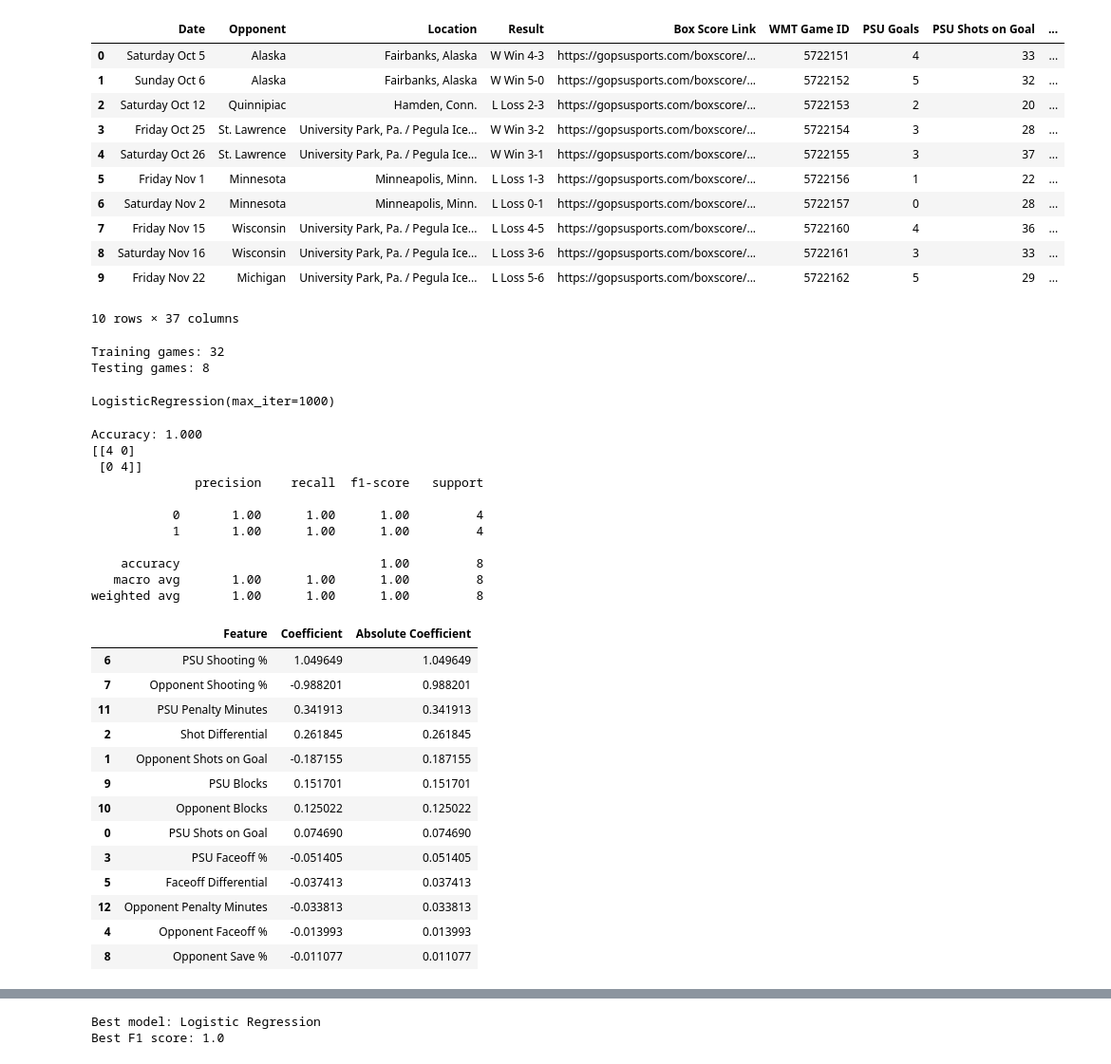
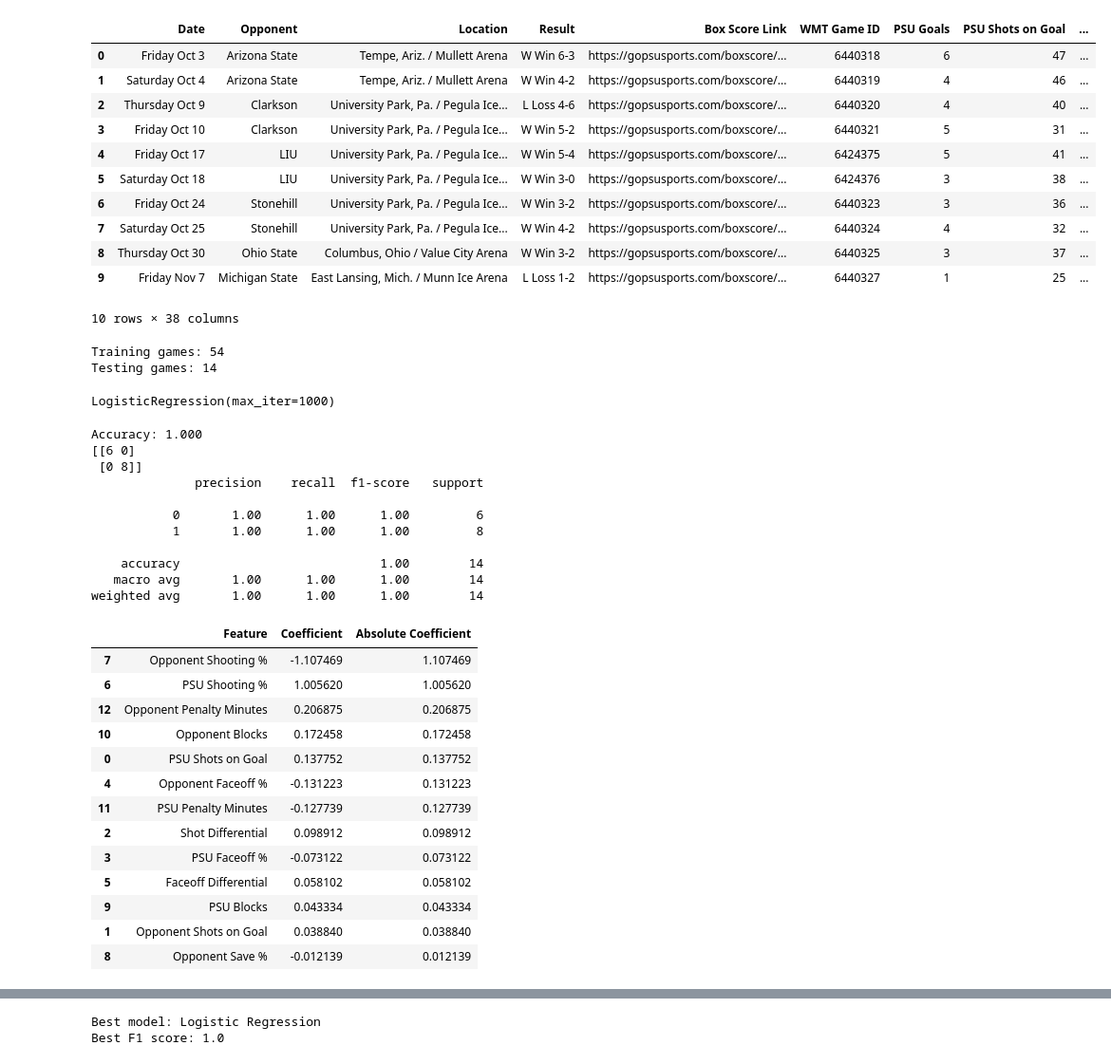
Before and after one commit to valley29asr/penn-state-hockey-analytics, a Jupyter notebook: notebooks/02_machine_learning.ipynb, the cells around one changed output, grey strips where cells are left out. Shown at 95% size. Cells and saved outputs as stored; diff of their text form; code cells hidden in the pictures.

```diff
--- a/notebooks/02_machine_learning.ipynb
+++ b/notebooks/02_machine_learning.ipynb
@@ -11,21 +11,21 @@ from sklearn.metrics import accuracy_score, confusion_matrix, classification_rep
 from sklearn.tree import DecisionTreeClassifier
 from sklearn.ensemble import (RandomForestClassifier, GradientBoostingClassifier)
 # %%
-df = pd.read_csv("../data/processed/penn_state_processed_stats_2024_2025.csv")
+df = pd.read_csv("../data/processed/penn_state_processed_combined_stats.csv")
 df.head(10)
 # %% [output]
 |  | Date | Opponent | Location | Result | Box Score Link | WMT Game ID | PSU Goals | PSU Shots on Goal | ... |
-| 0 | Saturday Oct 5 | Alaska | Fairbanks, Alaska | W Win 4-3 | https://gopsusports.com/boxscore/... | 5722151 | 4 | 33 | ... |
-| 1 | Sunday Oct 6 | Alaska | Fairbanks, Alaska | W Win 5-0 | https://gopsusports.com/boxscore/... | 5722152 | 5 | 32 | ... |
-| 2 | Saturday Oct 12 | Quinnipiac | Hamden, Conn. | L Loss 2-3 | https://gopsusports.com/boxscore/... | 5722153 | 2 | 20 | ... |
-| 3 | Friday Oct 25 | St. Lawrence | University Park, Pa. / Pegula Ice... | W Win 3-2 | https://gopsusports.com/boxscore/... | 5722154 | 3 | 28 | ... |
-| 4 | Saturday Oct 26 | St. Lawrence | University Park, Pa. / Pegula Ice... | W Win 3-1 | https://gopsusports.com/boxscore/... | 5722155 | 3 | 37 | ... |
-| 5 | Friday Nov 1 | Minnesota | Minneapolis, Minn. | L Loss 1-3 | https://gopsusports.com/boxscore/... | 5722156 | 1 | 22 | ... |
-| 6 | Saturday Nov 2 | Minnesota | Minneapolis, Minn. | L Loss 0-1 | https://gopsusports.com/boxscore/... | 5722157 | 0 | 28 | ... |
-| 7 | Friday Nov 15 | Wisconsin | University Park, Pa. / Pegula Ice... | L Loss 4-5 | https://gopsusports.com/boxscore/... | 5722160 | 4 | 36 | ... |
-| 8 | Saturday Nov 16 | Wisconsin | University Park, Pa. / Pegula Ice... | L Loss 3-6 | https://gopsusports.com/boxscore/... | 5722161 | 3 | 33 | ... |
-| 9 | Friday Nov 22 | Michigan | University Park, Pa. / Pegula Ice... | L Loss 5-6 | https://gopsusports.com/boxscore/... | 5722162 | 5 | 29 | ... |
+| 0 | Friday Oct 3 | Arizona State | Tempe, Ariz. / Mullett Arena | W Win 6-3 | https://gopsusports.com/boxscore/... | 6440318 | 6 | 47 | ... |
+| 1 | Saturday Oct 4 | Arizona State | Tempe, Ariz. / Mullett Arena | W Win 4-2 | https://gopsusports.com/boxscore/... | 6440319 | 4 | 46 | ... |
+| 2 | Thursday Oct 9 | Clarkson | University Park, Pa. / Pegula Ice... | L Loss 4-6 | https://gopsusports.com/boxscore/... | 6440320 | 4 | 40 | ... |
+| 3 | Friday Oct 10 | Clarkson | University Park, Pa. / Pegula Ice... | W Win 5-2 | https://gopsusports.com/boxscore/... | 6440321 | 5 | 31 | ... |
+| 4 | Friday Oct 17 | LIU | University Park, Pa. / Pegula Ice... | W Win 5-4 | https://gopsusports.com/boxscore/... | 6424375 | 5 | 41 | ... |
+| 5 | Saturday Oct 18 | LIU | University Park, Pa. / Pegula Ice... | W Win 3-0 | https://gopsusports.com/boxscore/... | 6424376 | 3 | 38 | ... |
+| 6 | Friday Oct 24 | Stonehill | University Park, Pa. / Pegula Ice... | W Win 3-2 | https://gopsusports.com/boxscore/... | 6440323 | 3 | 36 | ... |
+| 7 | Saturday Oct 25 | Stonehill | University Park, Pa. / Pegula Ice... | W Win 4-2 | https://gopsusports.com/boxscore/... | 6440324 | 4 | 32 | ... |
+| 8 | Thursday Oct 30 | Ohio State | Columbus, Ohio / Value City Arena | W Win 3-2 | https://gopsusports.com/boxscore/... | 6440325 | 3 | 37 | ... |
+| 9 | Friday Nov 7 | Michigan State | East Lansing, Mich. / Munn Ice Arena | L Loss 1-2 | https://gopsusports.com/boxscore/... | 6440327 | 1 | 25 | ... |
-10 rows × 37 columns
+10 rows × 38 columns
 # %%
 features = [
     "PSU Shots on Goal",
@@ -50,8 +50,8 @@ X_train, X_test, y_train, y_test = train_test_split(X, y, test_size=0.20, random
 print("Training games:", len(X_train))
 print("Testing games:", len(X_test))
 # %% [output]
-Training games: 32
-Testing games: 8
+Training games: 54
+Testing games: 14
 # %%
 model = LogisticRegression(max_iter=1000)
 model.fit(X_train, y_train)
@@ -73,16 +73,16 @@ print(classification_report(
 ))
 # %% [output]
 Accuracy: 1.000
-[[4 0]
- [0 4]]
+[[6 0]
+ [0 8]]
               precision    recall  f1-score   support
 
-           0       1.00      1.00      1.00         4
-           1       1.00      1.00      1.00         4
+           0       1.00      1.00      1.00         6
+           1       1.00      1.00      1.00         8
 
-    accuracy                           1.00         8
-   macro avg       1.00      1.00      1.00         8
-weighted avg       1.00      1.00      1.00         8
+    accuracy                           1.00        14
+   macro avg       1.00      1.00      1.00        14
+weighted avg       1.00      1.00      1.00        14
 # %%
 feature_importance = pd.DataFrame({"Feature":X.columns, "Coefficient":model.coef_[0]})
 feature_importance["Absolute Coefficient"] = (feature_importance["Coefficient"].abs())
@@ -90,19 +90,19 @@ feature_importance = feature_importance.sort_values(by = "Absolute Coefficient",
 feature_importance
 # %% [output]
 |  | Feature | Coefficient | Absolute Coefficient |
-| 6 | PSU Shooting % | 1.049649 | 1.049649 |
-| 7 | Opponent Shooting % | -0.988201 | 0.988201 |
-| 11 | PSU Penalty Minutes | 0.341913 | 0.341913 |
-| 2 | Shot Differential | 0.261845 | 0.261845 |
-| 1 | Opponent Shots on Goal | -0.187155 | 0.187155 |
-| 9 | PSU Blocks | 0.151701 | 0.151701 |
-| 10 | Opponent Blocks | 0.125022 | 0.125022 |
-| 0 | PSU Shots on Goal | 0.074690 | 0.074690 |
-| 3 | PSU Faceoff % | -0.051405 | 0.051405 |
-| 5 | Faceoff Differential | -0.037413 | 0.037413 |
-| 12 | Opponent Penalty Minutes | -0.033813 | 0.033813 |
-| 4 | Opponent Faceoff % | -0.013993 | 0.013993 |
-| 8 | Opponent Save % | -0.011077 | 0.011077 |
+| 7 | Opponent Shooting % | -1.107469 | 1.107469 |
+| 6 | PSU Shooting % | 1.005620 | 1.005620 |
+| 12 | Opponent Penalty Minutes | 0.206875 | 0.206875 |
+| 10 | Opponent Blocks | 0.172458 | 0.172458 |
+| 0 | PSU Shots on Goal | 0.137752 | 0.137752 |
+| 4 | Opponent Faceoff % | -0.131223 | 0.131223 |
+| 11 | PSU Penalty Minutes | -0.127739 | 0.127739 |
+| 2 | Shot Differential | 0.098912 | 0.098912 |
+| 3 | PSU Faceoff % | -0.073122 | 0.073122 |
+| 5 | Faceoff Differential | 0.058102 | 0.058102 |
+| 9 | PSU Blocks | 0.043334 | 0.043334 |
+| 1 | Opponent Shots on Goal | 0.038840 | 0.038840 |
+| 8 | Opponent Save % | -0.012139 | 0.012139 |
 # %%
 
 plt.figure(figsize=(10,7))
```
Also changed, not shown: parts of 7 cells of this notebook, 3 other files.
